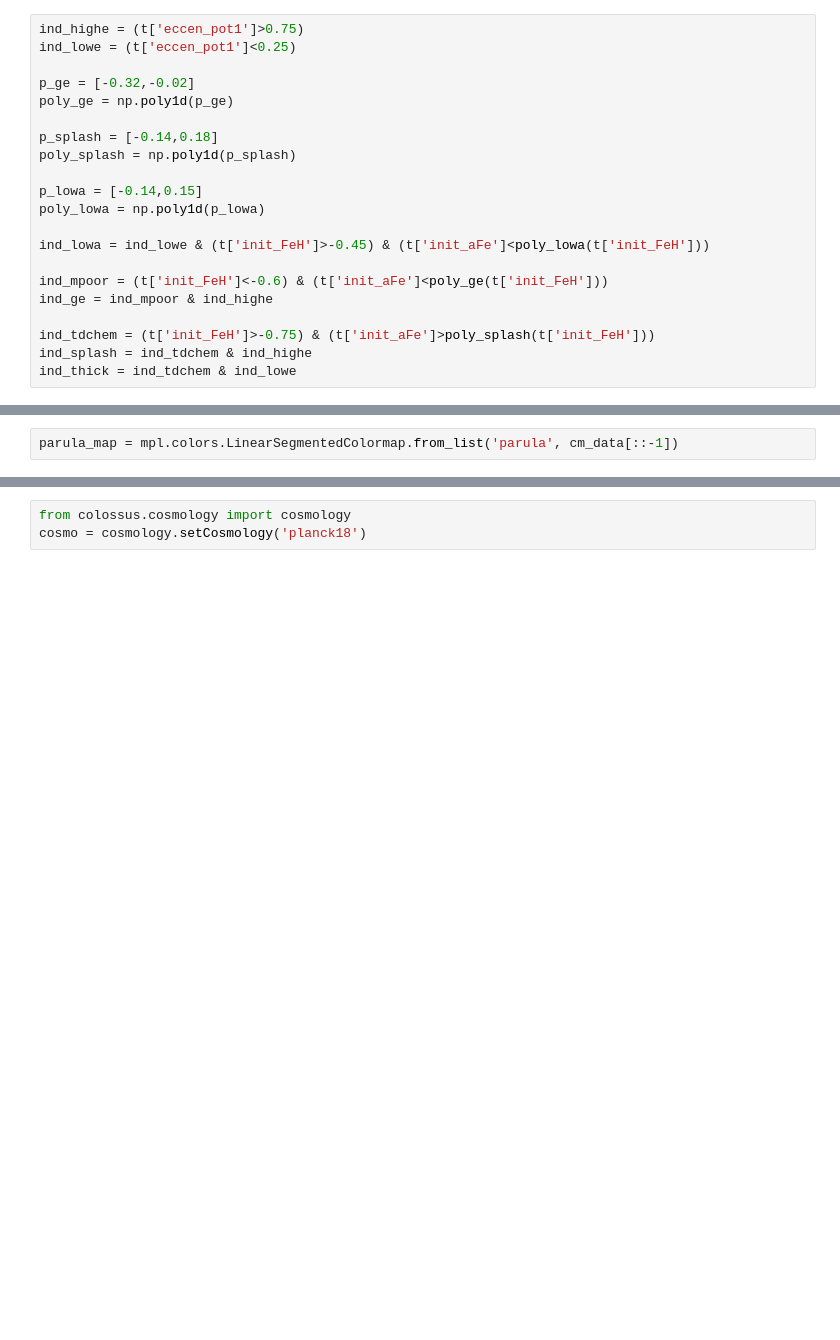
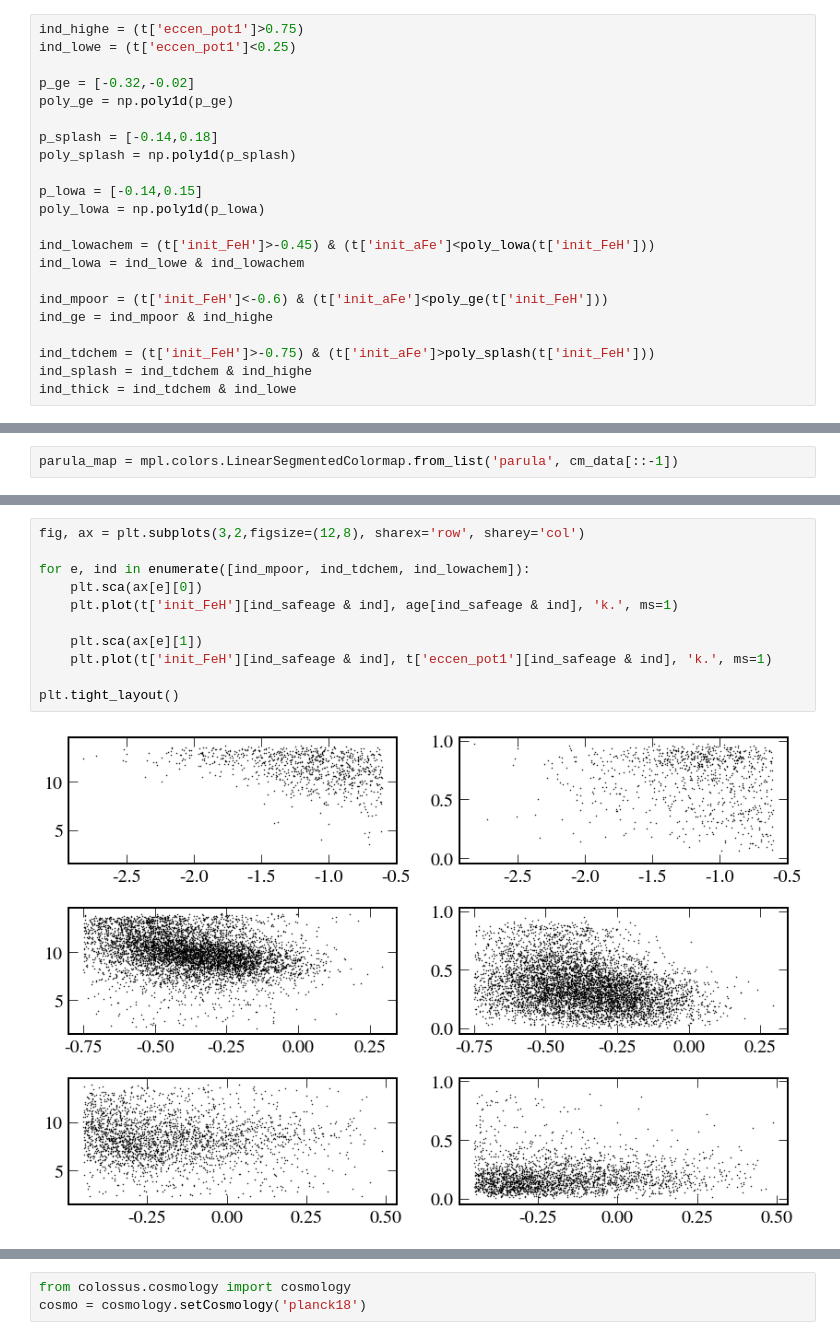
Before and after one commit to abonaca/mw_timing, a Jupyter notebook: notebooks/paper_figures.ipynb, the cells around one changed output, grey strips where cells are left out. Cells and saved outputs as stored; diff of their text form; blank space fills up the shorter version.

```diff
--- a/notebooks/paper_figures.ipynb
+++ b/notebooks/paper_figures.ipynb
@@ -54,7 +54,8 @@ poly_splash = np.poly1d(p_splash)
 p_lowa = [-0.14,0.15]
 poly_lowa = np.poly1d(p_lowa)
 
-ind_lowa = ind_lowe & (t['init_FeH']>-0.45) & (t['init_aFe']<poly_lowa(t['init_FeH']))
+ind_lowachem = (t['init_FeH']>-0.45) & (t['init_aFe']<poly_lowa(t['init_FeH']))
+ind_lowa = ind_lowe & ind_lowachem
 
 ind_mpoor = (t['init_FeH']<-0.6) & (t['init_aFe']<poly_ge(t['init_FeH']))
 ind_ge = ind_mpoor & ind_highe
@@ -515,0 +530,13 @@ plt.savefig('../paper/afeh_eccen_age.pdf')
+# %%
+fig, ax = plt.subplots(3,2,figsize=(12,8), sharex='row', sharey='col')
+
+for e, ind in enumerate([ind_mpoor, ind_tdchem, ind_lowachem]):
+    plt.sca(ax[e][0])
+    plt.plot(t['init_FeH'][ind_safeage & ind], age[ind_safeage & ind], 'k.', ms=1)
+
+    plt.sca(ax[e][1])
+    plt.plot(t['init_FeH'][ind_safeage & ind], t['eccen_pot1'][ind_safeage & ind], 'k.', ms=1)
+
+plt.tight_layout()
+# %% [output]
+[figure, added]
```
Also changed, not shown: parts of 8 cells of this notebook.
